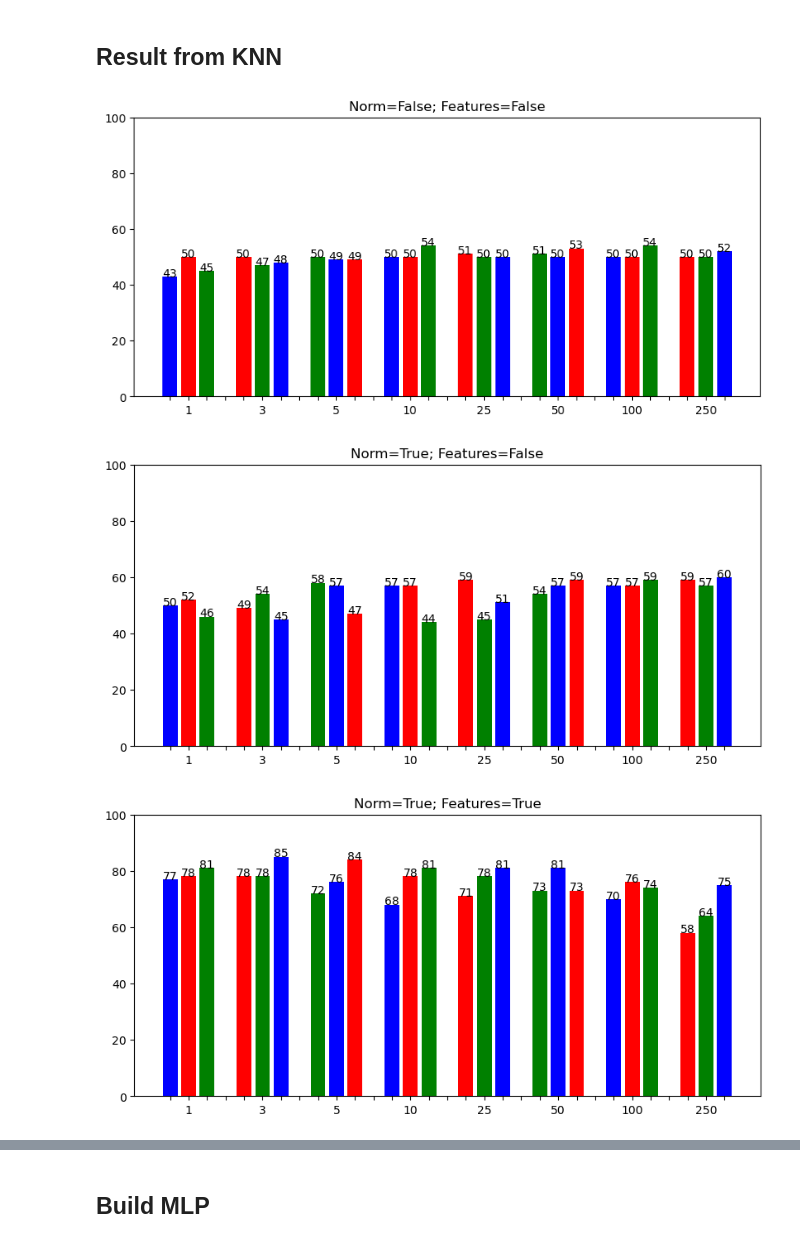
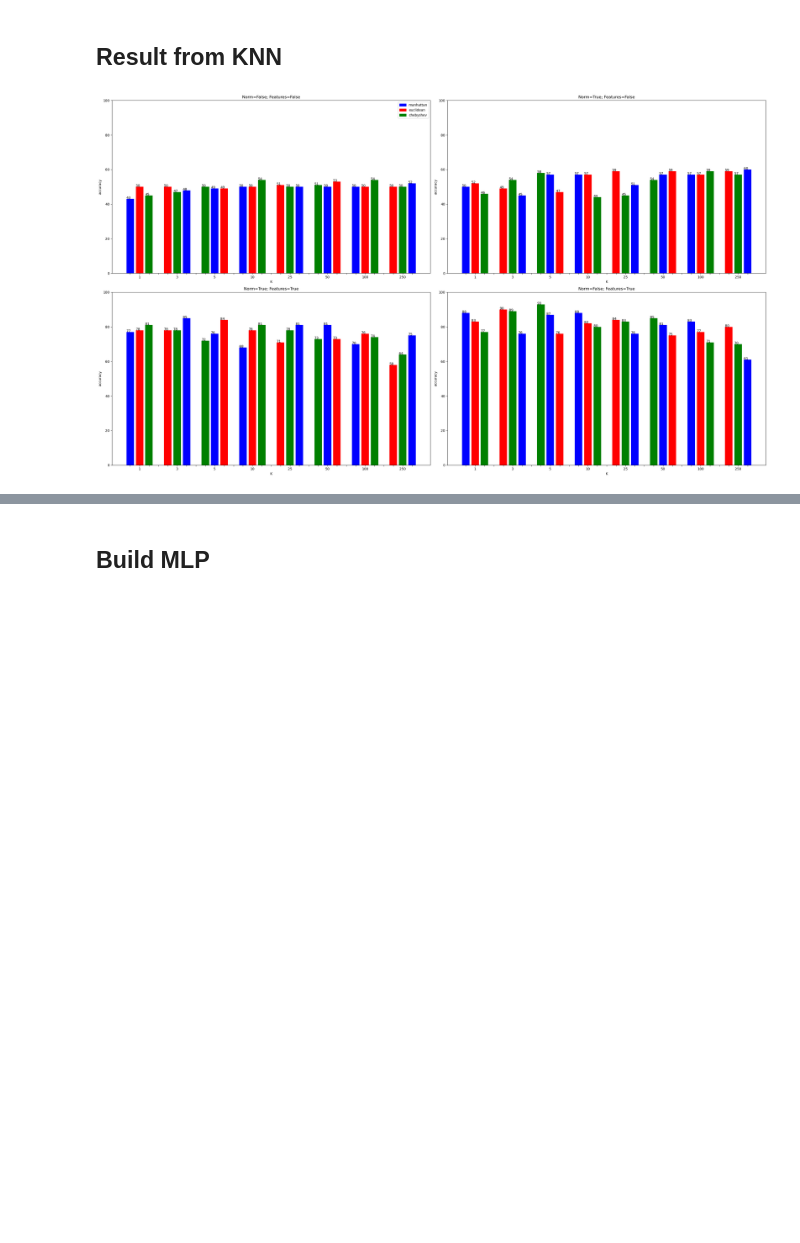
Before and after one commit to Borzoneg/Identity-recognition-from-audio, a Jupyter notebook: src/main.ipynb, the cells around one changed output, grey strips where cells are left out. Drawn from its saved outputs; the diff is of its cells as text; code cells hidden in the pictures; blank space fills up the shorter version.

Commit message:
Beautify graph

```diff
--- a/src/main.ipynb
+++ b/src/main.ipynb
@@ -308,43 +309,49 @@ norm_no_feat = [50.00, 49.00, 58.00, 57.00, 59.00, 54.00, 57.00, 59.00, 52.00, 5
 norm_feat = [77.00, 78.00, 72.00, 68.00, 71.00, 73.00, 70.00, 58.00, 78.00, 78.00, 76.00, 78.00, 78.00, 81.00, 76.00, 64.00, 81.00, 85.00, 84.00, 81.00, 81.00, 73.00, 74.00, 75.00]
 no_norm_feat = [88.00, 90.00, 93.00, 88.00, 84.00, 85.00, 83.00, 80.00, 83.00, 89.00, 87.00, 82.00, 83.00, 81.00, 77.00, 70.00, 77.00, 76.00, 76.00, 80.00, 76.00, 75.00, 71.00, 61.00]
 datas = [no_norm_no_feat ,norm_no_feat ,norm_feat ,no_norm_feat]
 titles = ['Norm=False; Features=False' ,'Norm=True; Features=False', 'Norm=True; Features=True', 'Norm=False; Features=True']
 ks = [1, 3, 5, 10, 25, 50, 100, 250]
-metric = ['manhattan', 'euclidean', 'chebyshev']
+metrics = ['manhattan', 'euclidean', 'chebyshev']
 
-# fig = plt.figure(figsize=(20,4))
+fig = plt.figure(figsize=(28, 16))
 for i, data in enumerate(datas):
-    fig = plt.figure(figsize=(32,4))
-    ax = fig.add_subplot(1, 4, i+1)
+    # fig = plt.figure(figsize=(32,4))
+    ax = fig.add_subplot(2, 2, i+1)
+
     fig.tight_layout()
     ax.title.set_text(titles[i])
     tmp = []
-    for i in range(len(ks)):
-        tmp.append(data[i])
-        tmp.append(data[i+len(ks)])
-        tmp.append(data[i+len(ks)*2])
+    for j in range(len(ks)):
+        tmp.append(data[j])
+        tmp.append(data[j+len(ks)])
+        tmp.append(data[j+len(ks)*2])
         tmp.append(0)
     tmp.pop()
     clrs = ('blue', 'red', 'green') * len(ks)
 
     bars = plt.bar(range(len(tmp)), tmp, width=0.8, color=clrs)
     for bar in bars:
         if bar.get_height() > 0:
             ax.text(bar.get_x(), bar.get_height(), format(int(bar.get_height())))
 
     ax.set_ylim(0, 100)
+    ax.set_ylabel('accuracy')
+
     ax.set_xticks(range(len(tmp)))
     x_tick_labels = []
     for k in ks:
         x_tick_labels.append('')
         x_tick_labels.append(format(k))
         x_tick_labels.append('')
         x_tick_labels.append('')
     x_tick_labels.pop()
     ax.set_xticklabels(x_tick_labels)
-    plt.show()
-# plt.show()
+    ax.set_xlabel('K')
+
+    if i == 0:
+        legend_patches = [mpatches.Patch(color=clrs[0], label=metrics[0]), mpatches.Patch(color=clrs[1], label=metrics[1]), mpatches.Patch(color=clrs[2], label=metrics[2])]
+        plt.legend(handles=legend_patches)
+    # plt.show()
+plt.show()
 # %% [output]
-[figure, old version]
+[figure, new version]
-[figure, removed]
-[figure, removed]
```
Also changed, not shown: parts of 2 cells of this notebook.
